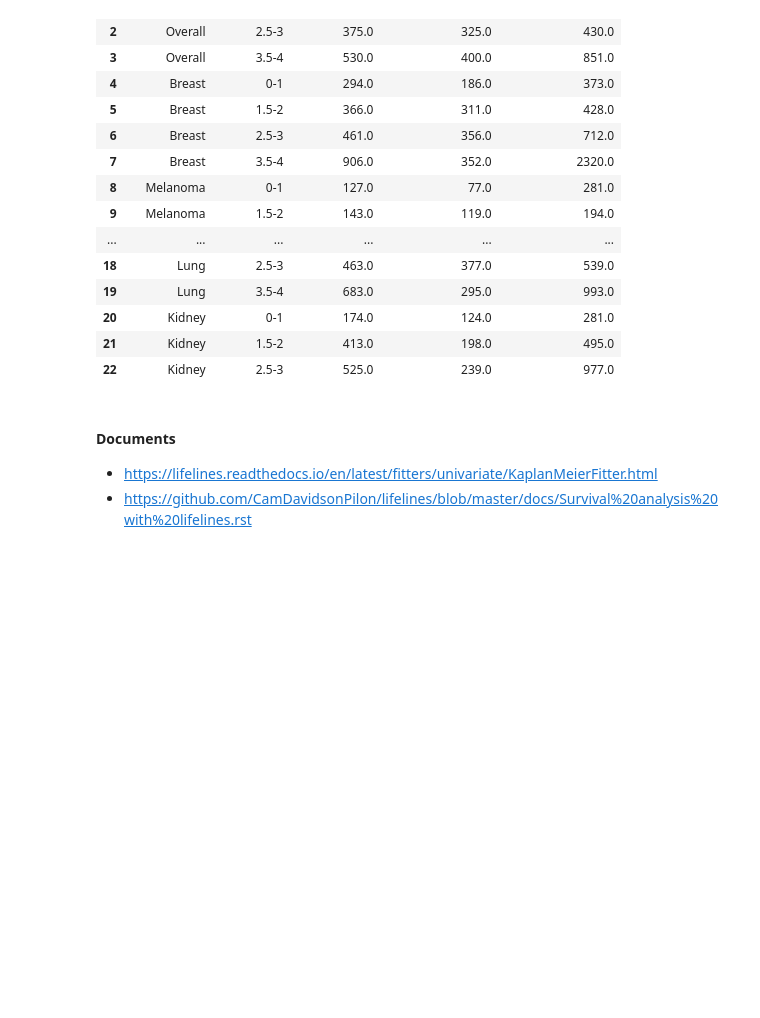
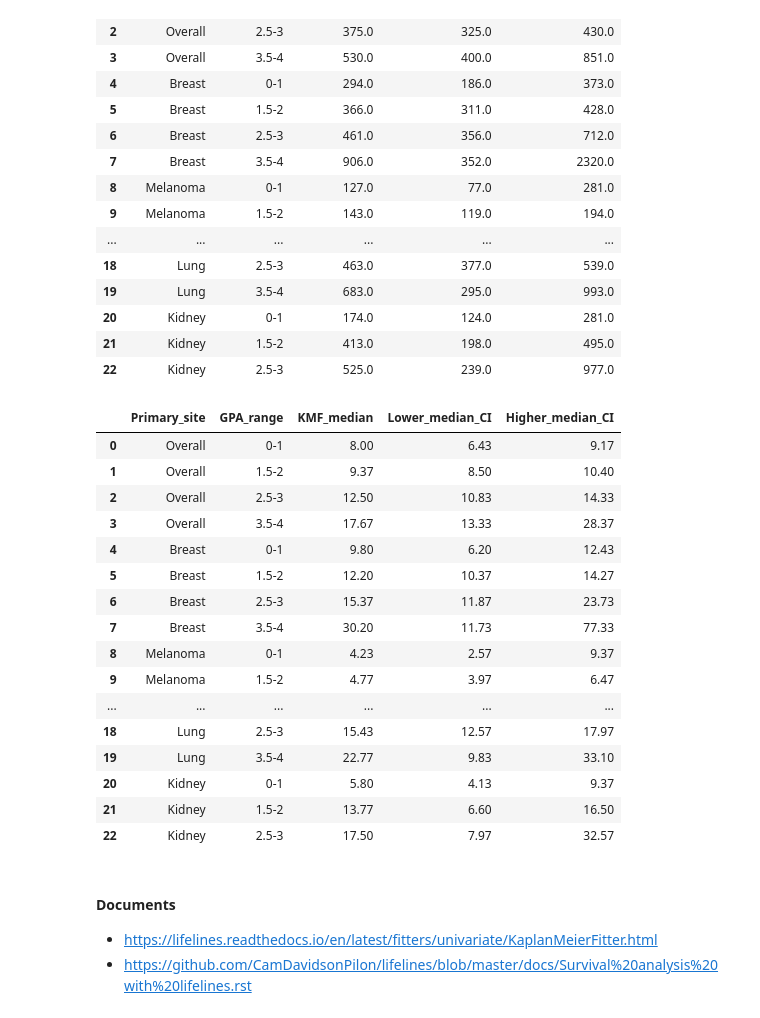
Before and after one commit to youngzyx/Survival-Analysis-and-Prediction, a Jupyter notebook: DS-GPA&Survival_Curve.ipynb, the cells around one changed output. Cells and saved outputs as stored; diff of their text form; code cells hidden in the pictures; blank space fills up the shorter version.

Commit message:
add result_month table in the end

```diff
--- a/DS-GPA&Survival_Curve.ipynb
+++ b/DS-GPA&Survival_Curve.ipynb
@@ -300,6 +302,34 @@ result
 | 20 | Kidney | 0-1 | 174.0 | 124.0 | 281.0 |
 | 21 | Kidney | 1.5-2 | 413.0 | 198.0 | 495.0 |
 | 22 | Kidney | 2.5-3 | 525.0 | 239.0 | 977.0 |
+# %%
+def in_month(col):
+    return np.round(col/30,2)
+# %%
+result_month = result.copy()
+# %%
+for col in ['KMF_median','Lower_median_CI','Higher_median_CI']:
+    result_month[col]=result_month[col].apply(lambda x: in_month(x))
+# %%
+result_month
+# %% [output]
+|  | Primary_site | GPA_range | KMF_median | Lower_median_CI | Higher_median_CI |
+| 0 | Overall | 0-1 | 8.00 | 6.43 | 9.17 |
+| 1 | Overall | 1.5-2 | 9.37 | 8.50 | 10.40 |
+| 2 | Overall | 2.5-3 | 12.50 | 10.83 | 14.33 |
+| 3 | Overall | 3.5-4 | 17.67 | 13.33 | 28.37 |
+| 4 | Breast | 0-1 | 9.80 | 6.20 | 12.43 |
+| 5 | Breast | 1.5-2 | 12.20 | 10.37 | 14.27 |
+| 6 | Breast | 2.5-3 | 15.37 | 11.87 | 23.73 |
+| 7 | Breast | 3.5-4 | 30.20 | 11.73 | 77.33 |
+| 8 | Melanoma | 0-1 | 4.23 | 2.57 | 9.37 |
+| 9 | Melanoma | 1.5-2 | 4.77 | 3.97 | 6.47 |
+| ... | ... | ... | ... | ... | ... |
+| 18 | Lung | 2.5-3 | 15.43 | 12.57 | 17.97 |
+| 19 | Lung | 3.5-4 | 22.77 | 9.83 | 33.10 |
+| 20 | Kidney | 0-1 | 5.80 | 4.13 | 9.37 |
+| 21 | Kidney | 1.5-2 | 13.77 | 6.60 | 16.50 |
+| 22 | Kidney | 2.5-3 | 17.50 | 7.97 | 32.57 |
 # %% [markdown]
 #### Documents
 * https://lifelines.readthedocs.io/en/latest/fitters/univariate/KaplanMeierFitter.html
```
Also changed, not shown: parts of 2 cells of this notebook.
